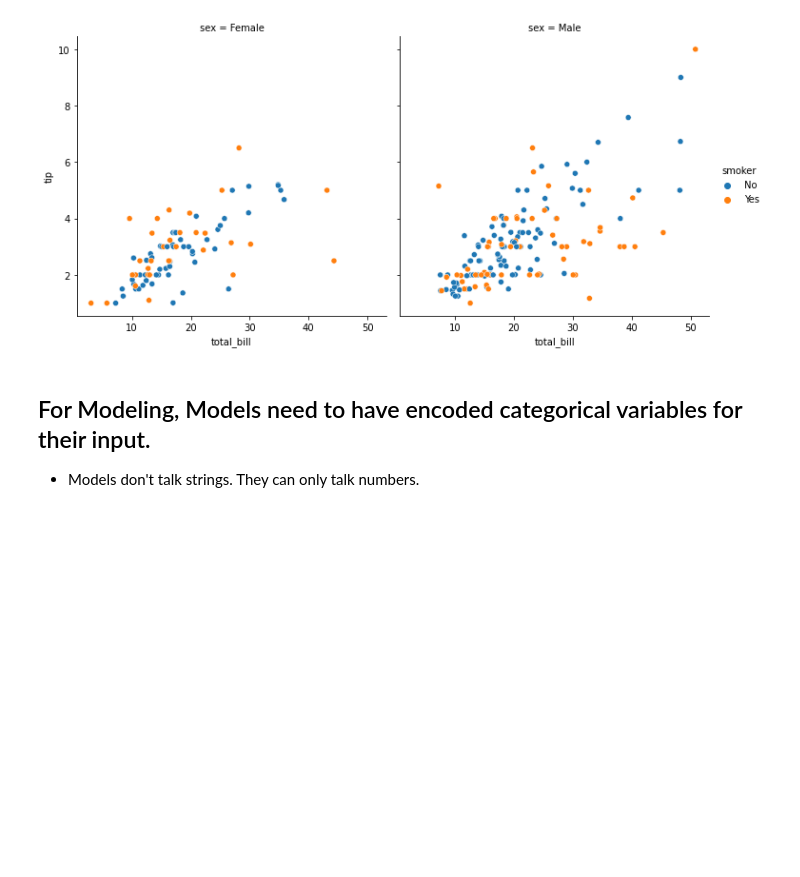
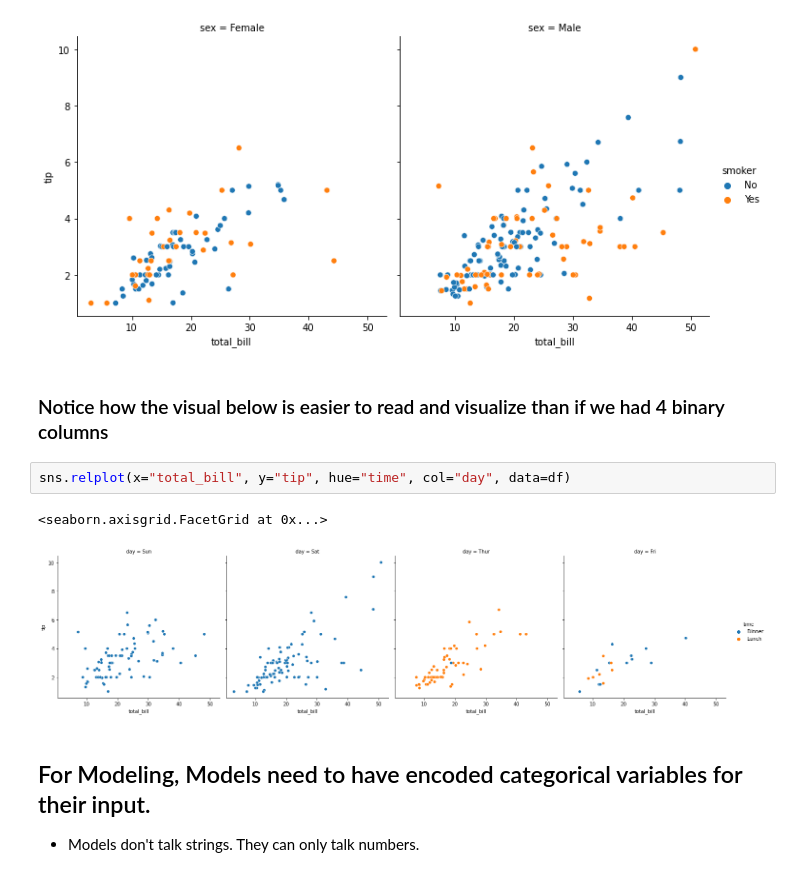
Before and after one commit to ryanorsinger/rudiments, a Jupyter notebook: example_of_get_dummies_for_encoding.ipynb, the cells around one changed output. Drawn from its saved outputs; the diff is of its cells as text; blank space fills up the shorter version.

```diff
--- a/example_of_get_dummies_for_encoding.ipynb
+++ b/example_of_get_dummies_for_encoding.ipynb
@@ -78,6 +78,13 @@ sns.relplot(x="total_bill", y="tip", hue="smoker", col="sex", data=df)
 # %% [output]
 <seaborn.axisgrid.FacetGrid at 0x...>
 [figure]
+# %% [markdown]
+### Notice how the visual below is easier to read and visualize than if we had 4 binary columns
+# %%
+sns.relplot(x="total_bill", y="tip", hue="time", col="day", data=df)
+# %% [output]
+<seaborn.axisgrid.FacetGrid at 0x...>
+[figure, added]
 # %% [markdown]
 ## For Modeling, Models need to have encoded categorical variables for their input.
 - Models don't talk strings. They can only talk numbers.
```
